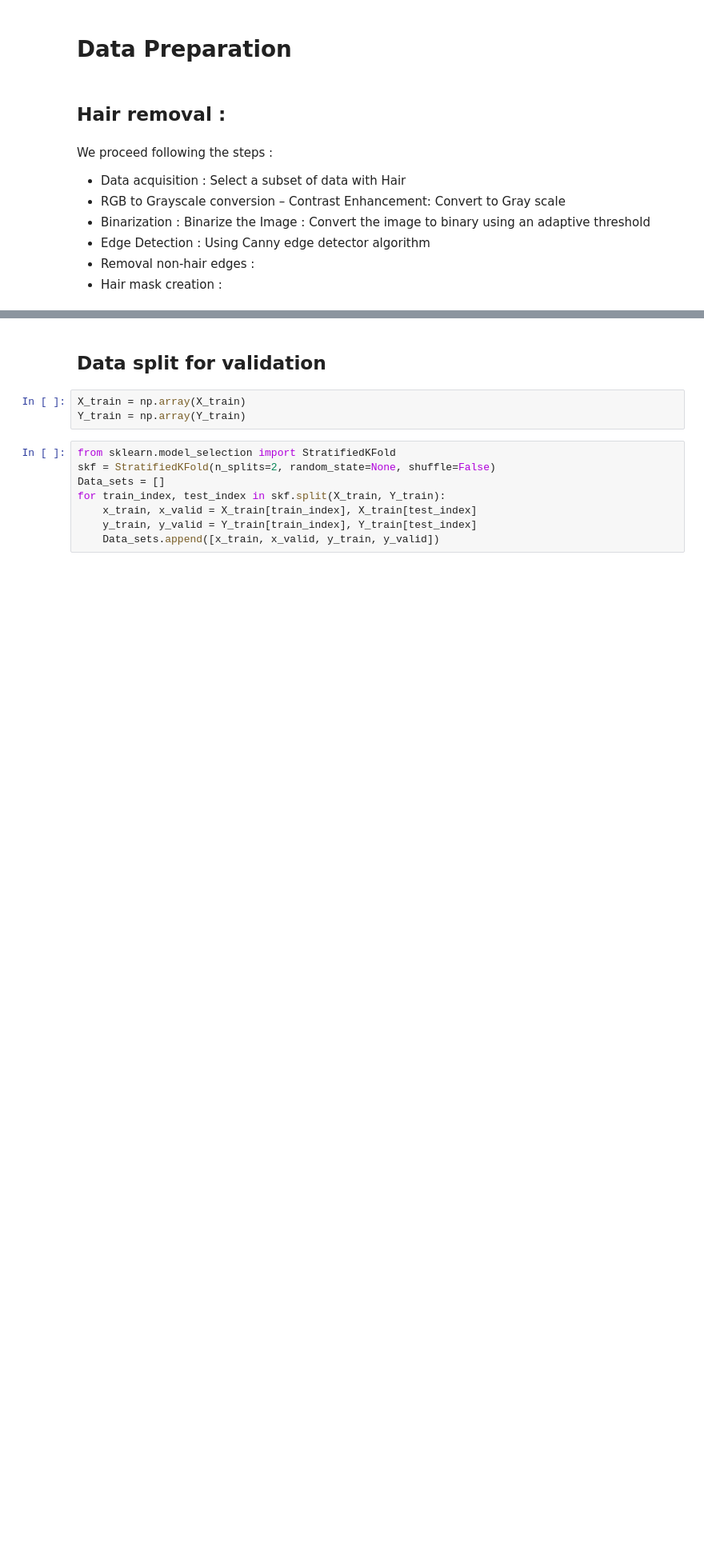
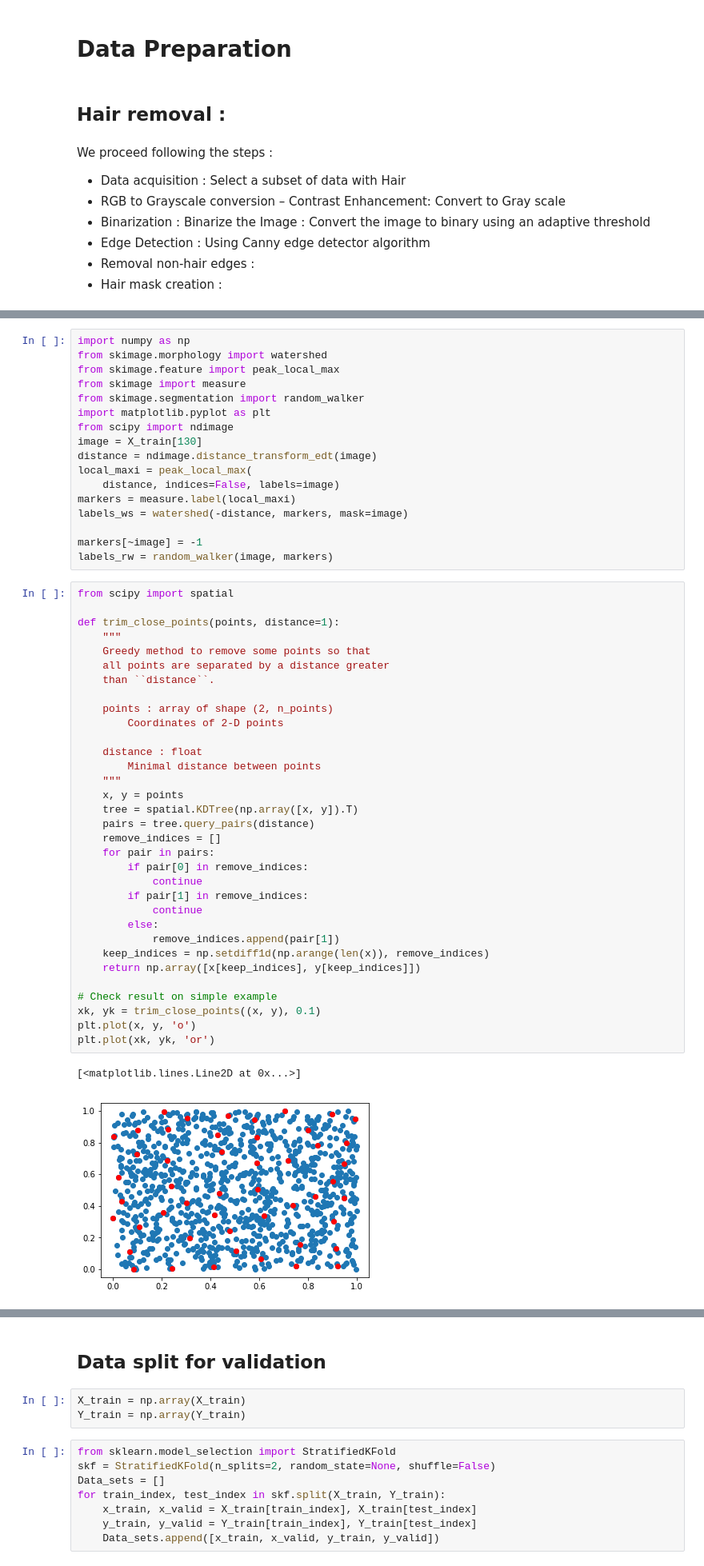
Before and after one commit to dvp-tran/skin_cancer, a Jupyter notebook: sara/CNN_finetuning.ipynb, the cells around one changed output, grey strips where cells are left out. Shown at 80% size. Saved outputs shown, nothing was run; the diff lists cells and outputs as text; blank space fills up the shorter version.

```diff
--- a/sara/CNN_finetuning.ipynb
+++ b/sara/CNN_finetuning.ipynb
@@ -94,0 +121,53 @@ We proceed following the steps :
+# %%
+import numpy as np
+from skimage.morphology import watershed
+from skimage.feature import peak_local_max
+from skimage import measure
+from skimage.segmentation import random_walker
+import matplotlib.pyplot as plt
+from scipy import ndimage
+image = X_train[130]
+distance = ndimage.distance_transform_edt(image)
+local_maxi = peak_local_max(
+    distance, indices=False, labels=image)
+markers = measure.label(local_maxi)
+labels_ws = watershed(-distance, markers, mask=image)
+
+markers[~image] = -1
+labels_rw = random_walker(image, markers)
+# %%
+from scipy import spatial
+
+def trim_close_points(points, distance=1):
+    """
+    Greedy method to remove some points so that
+    all points are separated by a distance greater
+    than ``distance``.
+
+    points : array of shape (2, n_points)
+        Coordinates of 2-D points
+
+    distance : float
+        Minimal distance between points
+    """
+    x, y = points
+    tree = spatial.KDTree(np.array([x, y]).T)
+    pairs = tree.query_pairs(distance)
+    remove_indices = []
+    for pair in pairs:
+        if pair[0] in remove_indices:
+            continue
+        if pair[1] in remove_indices:
+            continue
+        else:
+            remove_indices.append(pair[1])
+    keep_indices = np.setdiff1d(np.arange(len(x)), remove_indices)
+    return np.array([x[keep_indices], y[keep_indices]])
+
+# Check result on simple example
+xk, yk = trim_close_points((x, y), 0.1)
+plt.plot(x, y, 'o')
+plt.plot(xk, yk, 'or')
+# %% [output]
+[<matplotlib.lines.Line2D at 0x...>]
+[figure, added]
```
Also changed, not shown: parts of 10 cells of this notebook, 1 other file.
